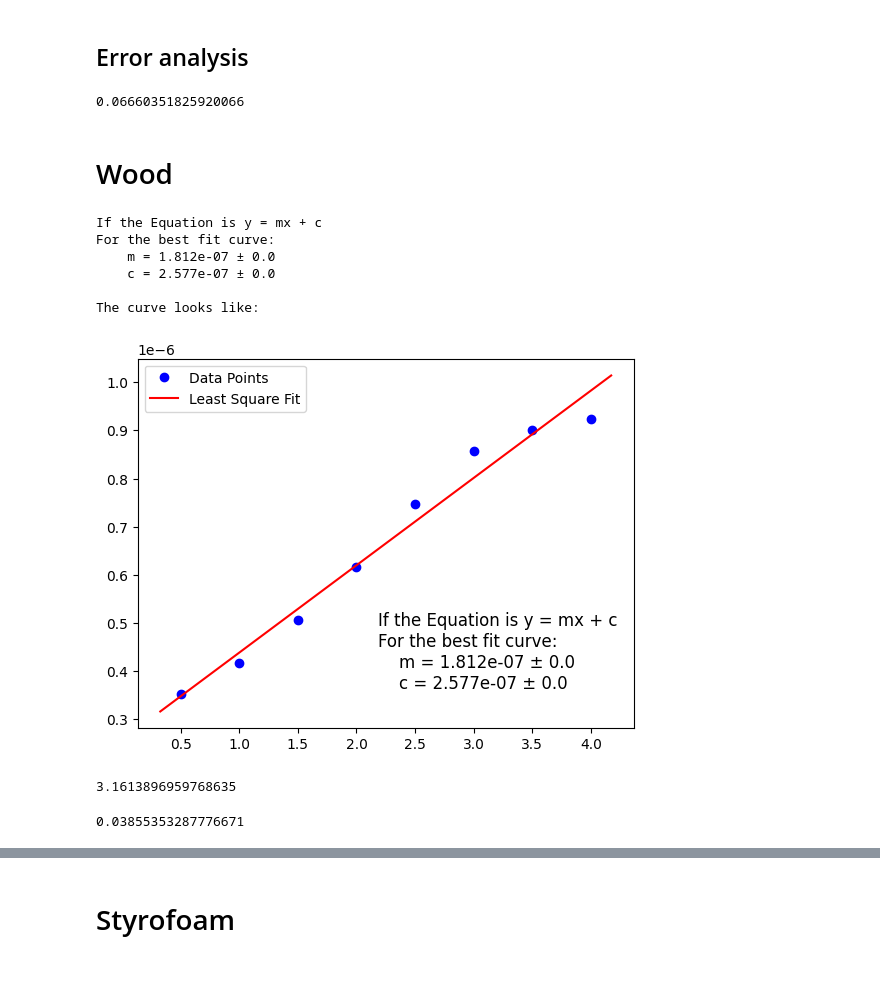
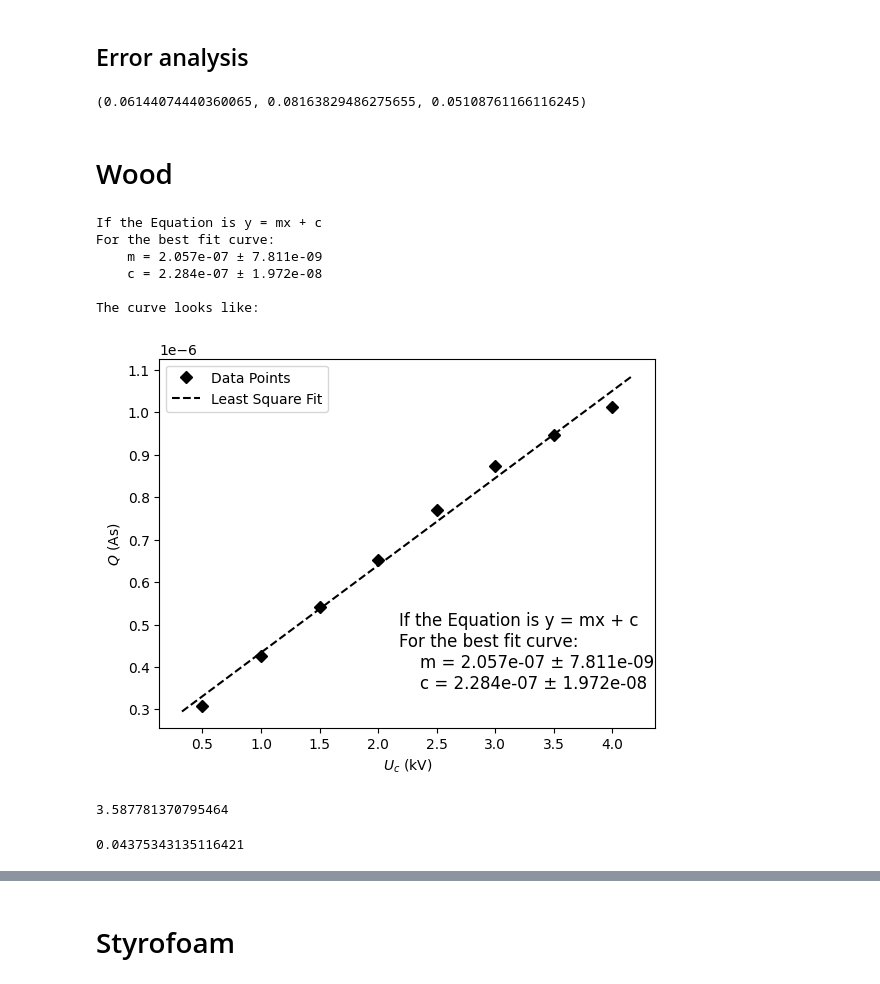
Before and after one commit to gayatri-p/lab-reports, a Jupyter notebook: general physics/4. dielectric constant/analysis.ipynb, the cells around one changed output, grey strips where cells are left out. Cells and saved outputs as stored; diff of their text form; code cells hidden in the pictures.

```diff
--- a/general physics/4. dielectric constant/analysis.ipynb
+++ b/general physics/4. dielectric constant/analysis.ipynb
@@ -4,7 +4,7 @@ from scipy.optimize import curve_fit
 import numpy as np
 from tabulate import tabulate
 # %%
-def plotting_function(xs, ys, popt, pcov, xlabel='', ylabel='', plot_shape='bo', round_to=4):
+def plotting_function(xs, ys, popt, pcov, xlabel='', ylabel='', plot_shape='kD', round_to=4):
     text = "If the Equation is y = mx + c\nFor the best fit curve:\n"
     text += f"    m = {format(popt[0], '.4g')} ± {format(pcov[0][0]**0.5, '.4g')}\n"
     text += f"    c = {format(popt[1], '.4g')} ± {format(pcov[1][1]**0.5, '.4g')}\n"
@@ -17,11 +17,7 @@ def plotting_function(xs, ys, popt, pcov, xlabel='', ylabel='', plot_shape='bo',
     xFit = np.arange(min(xs)-factor, max(xs)+factor, 1e-3)
 
     plt.plot(xs, ys, plot_shape)
-    plt.plot(xFit, straight_line(xFit, popt[0], popt[1]), 'r')
-
-    # error lines
-    # plt.plot(xFit, func(xFit, popt[0]+((pcov[0][0])**0.5), popt[1]+((pcov[1][1])**0.5)), "b--") # "b--" means blue dashed lines                          ^                            ^
-    # plt.plot(xFit, func(xFit, popt[0]-((pcov[0][0])**0.5), popt[1]-((pcov[1][1])**0.5)), "b--")
+    plt.plot(xFit, straight_line(xFit, popt[0], popt[1]), '--k')
 
     plt.legend(["Data Points", "Least Square Fit", "Error Boundaries"])
     plt.ylabel(ylabel)
@@ -93,40 +121,43 @@ e_air
 del_slope_1, del_slope_2 = method_1[1][0][0]**0.5, method_2[1][0][0]**0.5
 
 # e1 = d*slope
-del_e_1 = np.sqrt((0.1/2)**2 + (del_slope_1/method_1[0][0])**2)
+del_e_1 = e_air_1*np.sqrt((0.1/2)**2 + (del_slope_1/method_1[0][0])**2)
 
 # e2 = slope/uc
-del_e_2 = np.sqrt((100/uc_2)**2 + (del_slope_2/method_2[0][0])**2)
+del_e_2 = e_air_2*np.sqrt((100/uc_2)**2 + (del_slope_2/method_2[0][0])**2)
 
 del_e = 0.5*np.sqrt((del_e_1)**2 + (del_e_2)**2)
-del_e
+del_e_1, del_e_2, del_e
 # %% [output]
-0.06660351825920066
+(0.06144074440360065, 0.08163829486275655, 0.05108761166116245)
 # %% [markdown]
 # Wood
 # %%
-vo_wood = np.array([1.6, 1.9, 2.3, 2.8, 3.4, 3.9, 4.1, 4.2])
+vo_wood_1 = np.array([1.6, 1.9, 2.3, 2.8, 3.4, 3.9, 4.1, 4.2])
+vo_wood_2 = np.array([1.0, 1.8, 2.5, 3.0, 3.6, 4.0, 4.3, 4.8])
+vo_wood_3 = np.array([1.6, 2.1, 2.6, 3.1, 3.5, 4.0, 4.5, 4.8])
+vo_wood = np.mean([vo_wood_1, vo_wood_2, vo_wood_3], axis=0)
 q_wood = Cref*vo_wood
 
 curve_wood = curve_fit(straight_line, uc, q_wood)
-plotting_function(uc, q_wood, curve_wood[0], curve_wood[1])
+plotting_function(uc, q_wood, curve_wood[0], curve_wood[1], '$U_c$ (kV)', '$Q$ (As)')
 # %% [output]
 If the Equation is y = mx + c
 For the best fit curve:
-    m = 1.812e-07 ± 0.0
-    c = 2.577e-07 ± 0.0
+    m = 2.057e-07 ± 7.811e-09
+    c = 2.284e-07 ± 1.972e-08
 
 The curve looks like:
-[figure, old version]
+[figure, new version]
 # %%
 d_wood = 0.0082
 e_wood = (d_wood*curve_wood[0][0]*0.001)/(epsilon_o*A)
 
 e_wood
 # %% [output]
-3.1613896959768635
+3.587781370795464
 # %%
 del_e_wood = e_wood*np.sqrt((0.0001/d_wood)**2 + (curve_wood[1][0][0]/curve_wood[0][0])**2)
 del_e_wood
 # %% [output]
-0.03855353287776671
+0.04375343135116421
```
Also changed, not shown: parts of 12 cells of this notebook, 17 other files.
